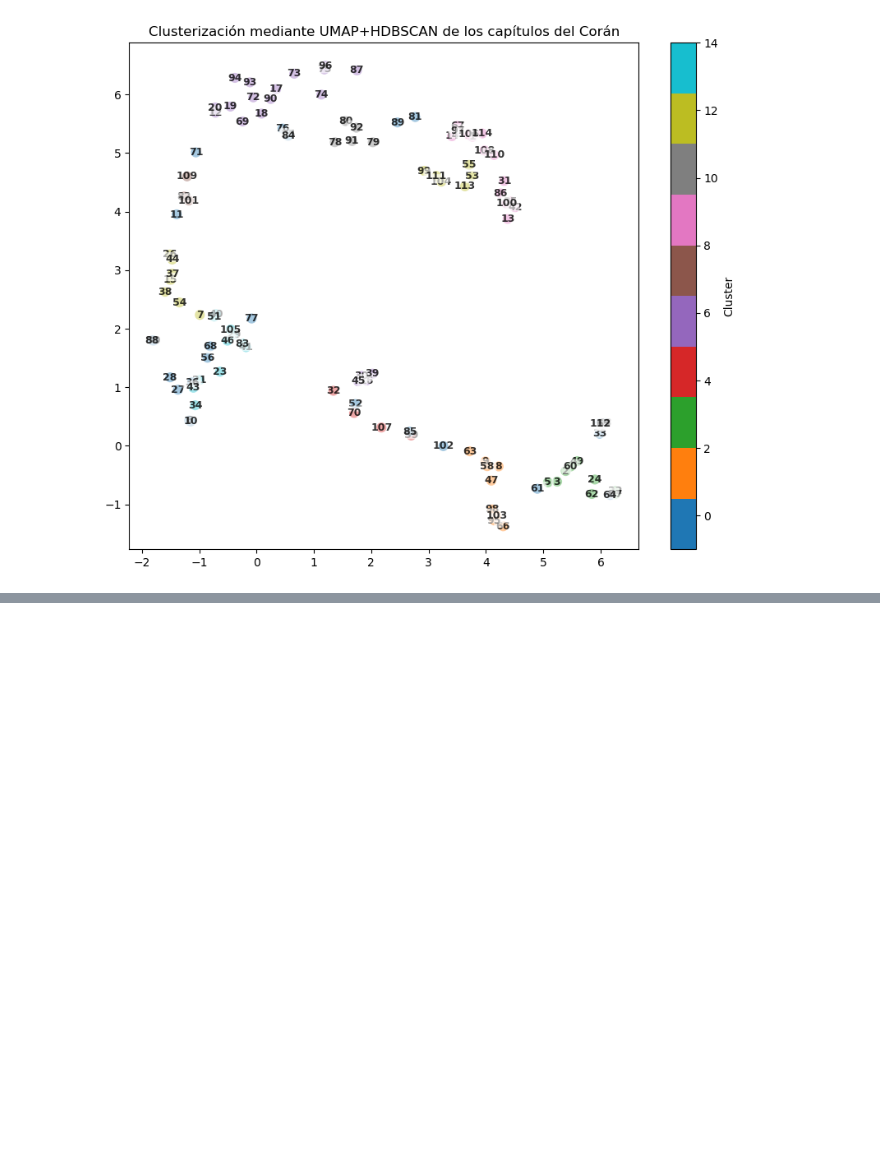
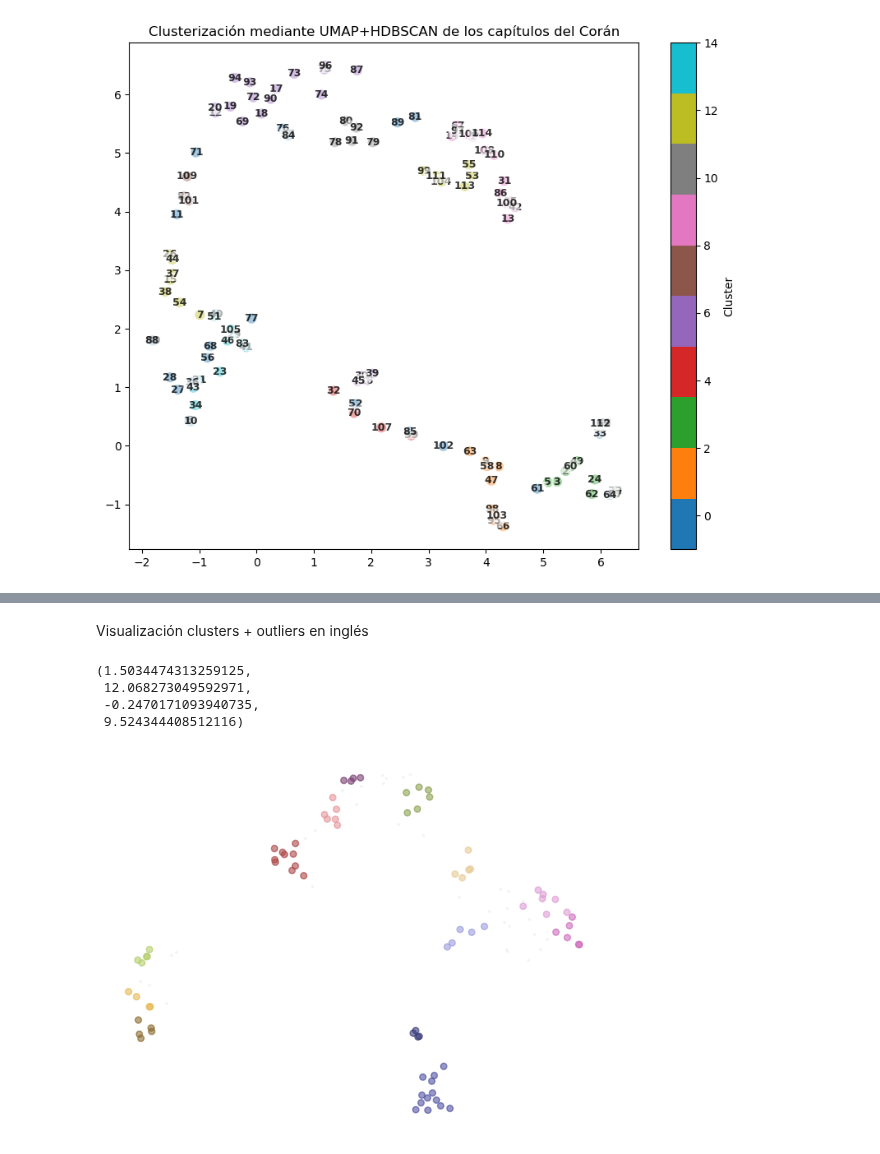
Before and after one commit to UnaiOlaiz/NLP-Group-Project, a Jupyter notebook: src/Búsqueda Semántica.ipynb, the cells around one changed output, grey strips where cells are left out. Cells and saved outputs as stored; diff of their text form; code cells hidden in the pictures; blank space fills up the shorter version.

```diff
--- a/src/Búsqueda Semántica.ipynb
+++ b/src/Búsqueda Semántica.ipynb
@@ -33,11 +34,3 @@ df_ar.head()
 | 2 | 1|3|الرحمن الرحيم |
 | 3 | 1|4|مالك يوم الدين |
 | 4 | 1|5|اياك نعبد واياك نستعين |
-# %%
-with open("../data/cleaned_data/cleaned_english_quran.txt", encoding="utf-8") as f:
-    lines_eng = f.readlines()
-
-df_eng = pd.DataFrame(lines_eng, columns=["text"])
-df_eng["text"] = df_eng["text"].str.strip()
-
-df_eng.head()
@@ -425,0 +522,19 @@ plt.show()
+# %% [markdown]
+Visualización clusters + outliers en inglés
+# %%
+df_plot = pd.DataFrame(X_2D, columns=["x", "y"])
+df_plot["capitulo"] = embeddings_cap_eng["capitulo"]
+df_plot["cluster"] = embeddings_cap_eng["cluster"].astype(str)
+
+to_plot = df_plot.loc[df_plot.cluster != "-1", :]
+outliers = df_plot.loc[df_plot.cluster == "-1", :] # Los -1 indican que no pertenecen a ningún cluster -> outlier
+
+plt.scatter(outliers.x, outliers.y, alpha=.05, s=2, c="grey")
+plt.scatter(to_plot.x, to_plot.y, c=to_plot.cluster.astype(int), alpha=.6, s=20, cmap="tab20b")
+plt.axis("off")
+# %% [output]
+(1.5034474313259125,
+ 12.068273049592971,
+ -0.2470171093940735,
+ 9.524344408512116)
+[figure, added]
```
Also changed, not shown: parts of 8 cells of this notebook.
